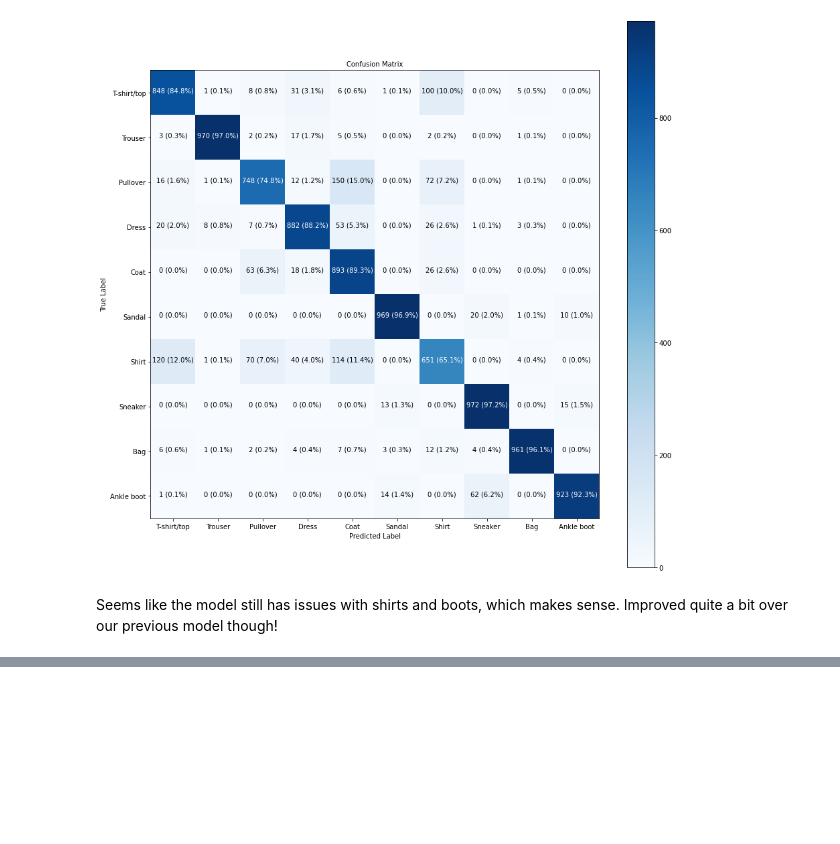
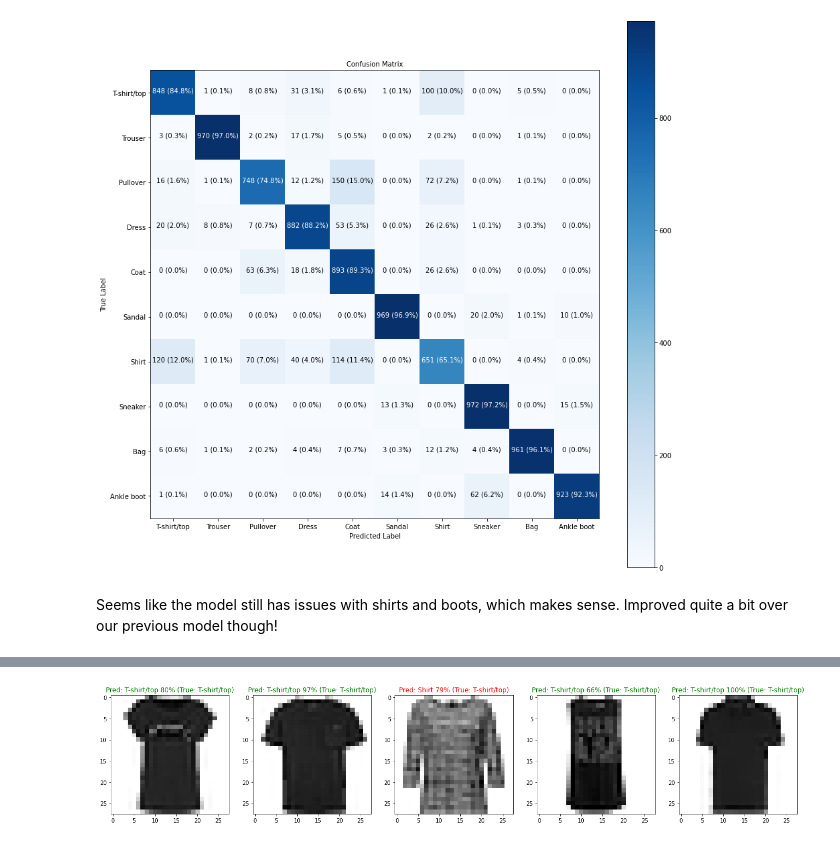
Before and after one commit to denishartl/introduction-to-tensorflow, a Jupyter notebook: 02_neural_network_classification_with_tensorflow.ipynb, the cells around one changed output, grey strips where cells are left out. Saved outputs shown, nothing was run; the diff lists cells and outputs as text; code cells hidden in the pictures; blank space fills up the shorter version.

```diff
--- a/02_neural_network_classification_with_tensorflow.ipynb
+++ b/02_neural_network_classification_with_tensorflow.ipynb
@@ -1971,0 +2046,44 @@ Seems like the model still has issues with shirts and boots, which makes sense.
+# %%
+def show_mnist_class(model, images, true_labels, classes, num_images, class_to_predict):
+    """
+    Picks and predicts on num_of_images amount of timages of class_to_predict (number of class) and plots them with threir true and predicted label.
+    """
+    fig, axs = plt.subplots(1, num_images, figsize=(num_images*4.5, 15))
+
+    # Get all indexes of images that correspond to selected class, turn them into a NumPy array and squeeze down to single dimension
+    all_class_indexes = np.squeeze(np.array(np.where(true_labels == class_to_predict)))
+
+    # Choose num_images amount of random indexes from all_class_indexes
+    random_indexes = np.random.choice(all_class_indexes, num_images)
+
+    # Iterate over number of images
+    for i, index in enumerate(random_indexes):
+        # Create predictions and target
+        target_image = images[index]
+        pred_probs = model.predict(target_image.reshape(1, 28, 28))
+        pred_label = classes[pred_probs.argmax()]
+        true_label = classes[true_labels[index]]
+
+        # Plot the image
+        axs[i].imshow(target_image, cmap=plt.cm.binary)
+
+        # Change the color of the title depending of if the prediction is right or wrong
+        if pred_label == true_label:
+            color = "green"
+        else:
+            color = "red"
+
+        # Set the title
+        axs[i].set_title("Pred: {} {:2.0f}% (True: {})".format(pred_label,
+                                                               100*tf.reduce_max(pred_probs),
+                                                               true_label),
+                         color=color)
+# %%
+show_mnist_class(model=model_19,
+                images=test_data_norm,
+                true_labels=test_labels,
+                classes=class_names,
+                num_images=5,
+                class_to_predict=0)
+# %% [output]
+[figure, added]
```
Also changed, not shown: parts of 14 cells of this notebook.
